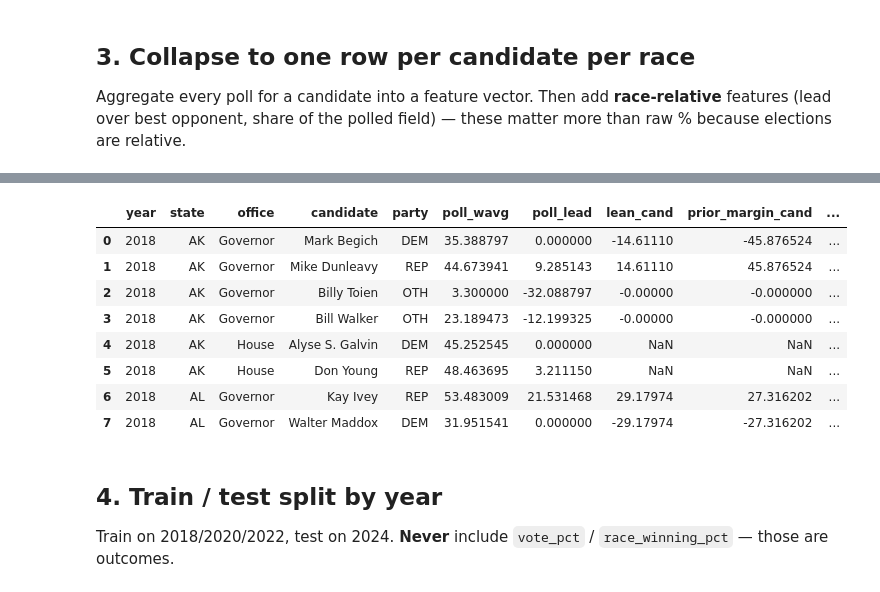
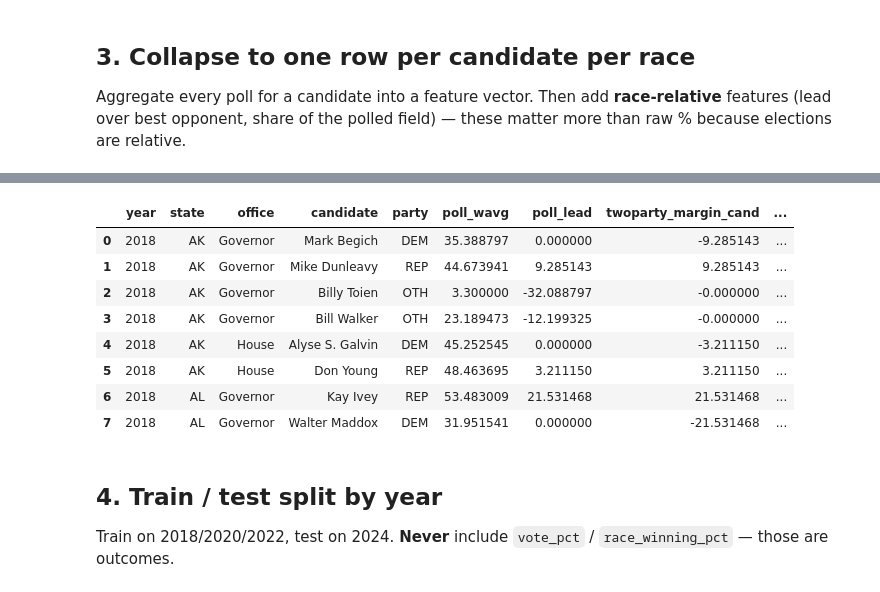
Before and after one commit to pjmerica/Polls-prediction-model, a Jupyter notebook: model.ipynb, the cells around one changed output, grey strips where cells are left out. Cells and saved outputs as stored; diff of their text form; code cells hidden in the pictures.

```diff
--- a/model.ipynb
+++ b/model.ipynb
@@ -79,7 +79,7 @@ def pdist(v):
     return str(int(m.group(1))) if m else ''
 
 def _get(url):
-    return pd.read_csv(io.StringIO(requests.get(url, timeout=60, headers=H).text), low_memory=False)
+    return pd.read_csv(io.StringIO(requests.get(url, timeout=90, headers=H).text), low_memory=False)
 
 # --- 538 partisan lean (state + district) ---
 LB = 'https://raw.githubusercontent.com/fivethirtyeight/data/master/partisan-lean/'
@@ -134,7 +134,21 @@ def prior_margin(year, state, office, district):
             return v
     return np.nan
 
+# --- national environment: generic-ballot DEM-REP, last 30 days, per cycle (Internet Archive 538) ---
+GB_URL = ('http://web.archive.org/web/2id_/'
+          'https://projects.fivethirtyeight.com/polls/data/generic_ballot_polls_historical.csv')
+gb = _get(GB_URL)
+gb['end_date'] = pd.to_datetime(gb['end_date'], errors='coerce', format='mixed')
+gb['cycle'] = pd.to_numeric(gb['cycle'], errors='coerce')
+gb['dem'] = pd.to_numeric(gb['dem'], errors='coerce')
+gb['rep'] = pd.to_numeric(gb['rep'], errors='coerce')
+gb['elec'] = pd.to_datetime(gb['cycle'].astype('Int64').astype(str) + '-11-05', errors='coerce')
+gb['dte'] = (gb['elec'] - gb['end_date']).dt.days
+gb_late = gb[(gb['dte'] >= 0) & (gb['dte'] <= 30)]
+natl_env = {int(c): (g['dem'].mean() - g['rep'].mean()) for c, g in gb_late.groupby('cycle')}  # + = D environment
+
 print('state leans:', len(state_lean), '| district leans:', len(dist_lean),
       '| incumbent records:', len(inc_map), '| prior-margin races:', len(margin_map))
+print('national environment (DEM-REP, last 30d):', {k: round(v, 1) for k, v in natl_env.items()})
 # %% [output]
 state leans: 51 | district leans: 435 | incumbent records: 12242 | prior-margin races: 8600
@@ -165,20 +180,45 @@ Aggregate every poll for a candidate into a feature vector. Then add **race-rela
 # %%
 d['district'] = d['district'].fillna('').astype(str).replace('nan', '')
 
+# --- pollster house effect (TRAIN cycles only, to avoid leakage) ---
+# For each poll, the DEM-REP margin; a pollster's house effect = its avg deviation
+# from the consensus margin of the same races. + = the pollster leans DEM vs consensus.
+mar = (d[d['party_std'].isin(['DEM', 'REP'])]
+       .pivot_table(index=['race_id', 'poll_id', 'pollster', 'year'],
+                    columns='party_std', values='pct', aggfunc='max').reset_index())
+for col in ['DEM', 'REP']:
+    if col not in mar.columns:
+        mar[col] = np.nan
+mar['m'] = mar['DEM'] - mar['REP']
+tm = mar[mar['year'] <= 2022].copy()
+tm['dev'] = tm['m'] - tm.groupby('race_id')['m'].transform('mean')
+house = tm.groupby('pollster')['dev'].mean().to_dict()
+
 rows = []
 for race_id, g in d.groupby('race_id'):
+    yr = int(g['year'].iloc[0]); st = g['state'].iloc[0]
+    of = g['office'].iloc[0];    di = str(g['district'].iloc[0])
     for ck, gc in g.groupby('cand_key'):
         gc = gc.sort_values('end_date')
         last30 = gc[gc['days_to_elec'] <= 30]
-        yr = int(gc['year'].iloc[0]); st = gc['state'].iloc[0]
-        of = gc['office'].iloc[0];   di = str(gc['district'].iloc[0])
         party = gc['party_std'].iloc[0]
+        sign = 1 if party == 'DEM' else -1 if party == 'REP' else 0
 
-        # external features, signed toward THIS candidate's party (+ = favorable)
         lean = dist_lean.get((st, di)) if of == 'House' else state_lean.get(st)
         incp = inc_map.get((yr, st, of, di))
         pm   = prior_margin(yr, st, of, di)
-        sign = 1 if party == 'DEM' else -1 if party == 'REP' else 0
+
+        # poll momentum: slope of pct over the final 60 days (+ = gaining toward election)
+        last60 = gc[gc['days_to_elec'] <= 60].dropna(subset=['pct', 'days_to_elec'])
+        slope = np.nan
+        if len(last60) >= 3:
+            x = -last60['days_to_elec'].values.astype(float)
+            y = last60['pct'].values.astype(float)
+            if np.ptp(x) > 0:
+                slope = np.polyfit(x, y, 1)[0]
+
+        # house-effect-adjusted weighted poll average
+        adj = gc['pct'] - gc['pollster'].map(lambda p: sign * house.get(p, 0.0))
 
         rows.append(dict(
             race_id=race_id, year=yr, state=st, office=of, district=di,
@@ -195,11 +235,15 @@ for race_id, g in d.groupby('race_id'):
             avg_pollscore=gc['pollscore'].mean(),
             avg_sample=gc['sample_size'].mean(),
             min_days=gc['days_to_elec'].min(),
-            # --- new external features ---
+            # fundamentals (signed toward candidate's party, + = favorable)
             lean_cand=(sign * lean if lean is not None else np.nan),
             prior_margin_cand=(sign * pm if not (isinstance(pm, float) and np.isnan(pm)) else np.nan),
             is_incumbent=(1 if incp and incp == party else 0),
             is_inc_party_race=(1 if incp in ('DEM', 'REP') else 0),
+            # national environment / momentum / house-adjusted poll
+            natl_env_cand=(sign * natl_env.get(yr, np.nan)),
+            poll_momentum=slope,
+            poll_wavg_adj=wmean(adj, gc['w']),
         ))
 cand = pd.DataFrame(rows)
 
@@ -216,12 +260,23 @@ cand['is_rep']     = (cand['party'] == 'REP').astype(int)
 cand['is_senate']  = (cand['office'] == 'Senate').astype(int)
 cand['is_gov']     = (cand['office'] == 'Governor').astype(int)
 
+# --- gap cluster (the poll gap between candidates, several views) ---
+dem_w = cand[cand['party'] == 'DEM'].groupby('race_id')['poll_wavg'].max()
+rep_w = cand[cand['party'] == 'REP'].groupby('race_id')['poll_wavg'].max()
+twoparty = (dem_w - rep_w)                                   # DEM - REP, race level
+cand['twoparty_margin_cand'] = (cand['race_id'].map(twoparty)
+                                * cand['party'].map({'DEM': 1, 'REP': -1}).fillna(0))
+cand['abs_gap']    = cand['race_id'].map(twoparty.abs())     # how close is the race
+cand['tossup']     = (cand['abs_gap'] < 3).astype(int)       # within 3 pts
+cand['undecided']  = 100 - cand.groupby('race_id')['poll_wavg'].transform('sum')
+cand['gap_x_recency'] = cand['poll_lead'] * (1.0 / (1.0 + cand['min_days'].clip(lower=0) / 30.0))
+
 print('candidate-races:', len(cand), '| win rate:', round(cand['won'].mean(), 3))
-print('new-feature coverage (non-null %):',
-      'lean', round(cand['lean_cand'].notna().mean(), 2),
+print('coverage:', 'lean', round(cand['lean_cand'].notna().mean(), 2),
       '| prior_margin', round(cand['prior_margin_cand'].notna().mean(), 2),
-      '| incumbents', round(cand['is_incumbent'].mean(), 2))
+      '| natl_env', round(cand['natl_env_cand'].notna().mean(), 2),
+      '| momentum', round(cand['poll_momentum'].notna().mean(), 2))
 cand[['year','state','office','candidate','party','poll_wavg','poll_lead',
-      'lean_cand','prior_margin_cand','is_incumbent','won']].head(8)
+      'twoparty_margin_cand','gap_x_recency','natl_env_cand','poll_wavg_adj','won']].head(8)
 # %% [output]
 candidate-races: 1859 | win rate: 0.371
@@ -229,12 +284,12 @@ new-feature coverage (non-null %): lean 0.41 | prior_margin 0.41 | incumbents 0.
-|  | year | state | office | candidate | party | poll_wavg | poll_lead | lean_cand | prior_margin_cand | ... |
-| 0 | 2018 | AK | Governor | Mark Begich | DEM | 35.388797 | 0.000000 | -14.61110 | -45.876524 | ... |
-| 1 | 2018 | AK | Governor | Mike Dunleavy | REP | 44.673941 | 9.285143 | 14.61110 | 45.876524 | ... |
-| 2 | 2018 | AK | Governor | Billy Toien | OTH | 3.300000 | -32.088797 | -0.00000 | -0.000000 | ... |
-| 3 | 2018 | AK | Governor | Bill Walker | OTH | 23.189473 | -12.199325 | -0.00000 | -0.000000 | ... |
-| 4 | 2018 | AK | House | Alyse S. Galvin | DEM | 45.252545 | 0.000000 | NaN | NaN | ... |
-| 5 | 2018 | AK | House | Don Young | REP | 48.463695 | 3.211150 | NaN | NaN | ... |
-| 6 | 2018 | AL | Governor | Kay Ivey | REP | 53.483009 | 21.531468 | 29.17974 | 27.316202 | ... |
-| 7 | 2018 | AL | Governor | Walter Maddox | DEM | 31.951541 | 0.000000 | -29.17974 | -27.316202 | ... |
+|  | year | state | office | candidate | party | poll_wavg | poll_lead | twoparty_margin_cand | ... |
+| 0 | 2018 | AK | Governor | Mark Begich | DEM | 35.388797 | 0.000000 | -9.285143 | ... |
+| 1 | 2018 | AK | Governor | Mike Dunleavy | REP | 44.673941 | 9.285143 | 9.285143 | ... |
+| 2 | 2018 | AK | Governor | Billy Toien | OTH | 3.300000 | -32.088797 | -0.000000 | ... |
+| 3 | 2018 | AK | Governor | Bill Walker | OTH | 23.189473 | -12.199325 | -0.000000 | ... |
+| 4 | 2018 | AK | House | Alyse S. Galvin | DEM | 45.252545 | 0.000000 | -3.211150 | ... |
+| 5 | 2018 | AK | House | Don Young | REP | 48.463695 | 3.211150 | 3.211150 | ... |
+| 6 | 2018 | AL | Governor | Kay Ivey | REP | 53.483009 | 21.531468 | 21.531468 | ... |
+| 7 | 2018 | AL | Governor | Walter Maddox | DEM | 31.951541 | 0.000000 | -21.531468 | ... |
 # %% [markdown]
 ## 4. Train / test split by year
 
```
Also changed, not shown: parts of 7 cells of this notebook.
